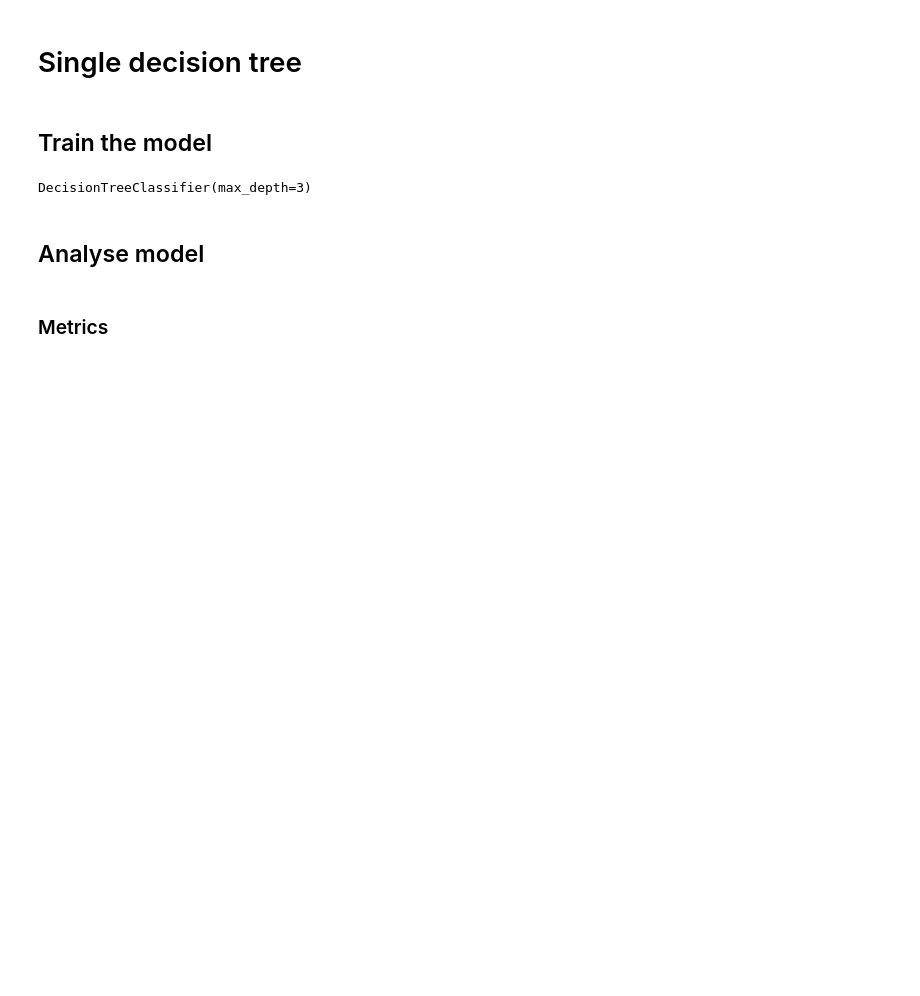
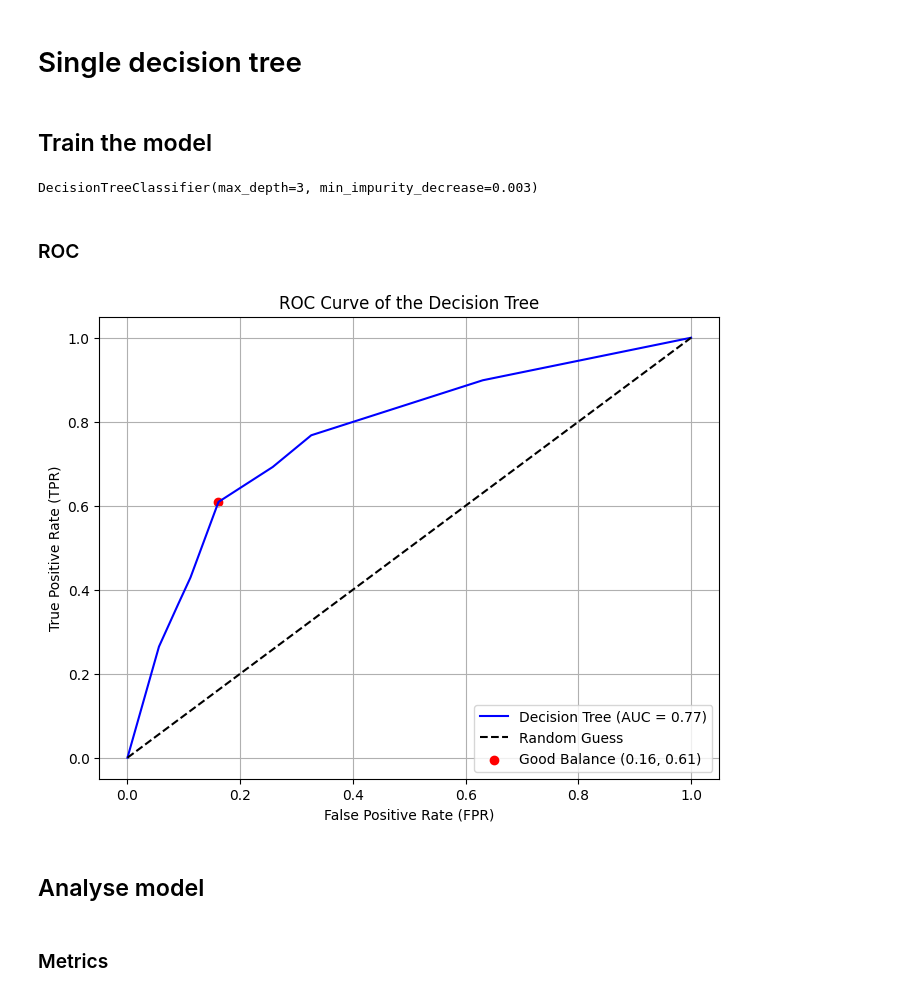
Before and after one commit to jExbrayat/atmo_challenge, a Jupyter notebook: notebooks/decision_tree.ipynb, the cells around one changed output. Cells and saved outputs as stored; diff of their text form; code cells hidden in the pictures; blank space fills up the shorter version.

```diff
--- a/notebooks/decision_tree.ipynb
+++ b/notebooks/decision_tree.ipynb
@@ -109,10 +109,38 @@ print(
 # %% [markdown]
 ## Train the model
 # %%
-decision_tree = tree.DecisionTreeClassifier(max_depth=3)
+decision_tree = tree.DecisionTreeClassifier(max_depth=3, min_impurity_decrease=0.003)
 decision_tree.fit(X_train, y_train)
 # %% [output]
-DecisionTreeClassifier(max_depth=3)
+DecisionTreeClassifier(max_depth=3, min_impurity_decrease=0.003)
+# %% [markdown]
+### ROC
+# %%
+from sklearn.metrics import roc_curve, roc_auc_score
+
+# Get predicted probabilities for the positive class
+y_pred_proba = decision_tree.predict_proba(X_test)[:, 1]  # Assuming binary classification
+
+# Compute ROC curve and AUC
+fpr, tpr, thresholds = roc_curve(y_test, y_pred_proba)
+roc_auc = roc_auc_score(y_test, y_pred_proba)
+
+# Plot the ROC curve
+plt.figure(figsize=(8, 6))
+plt.plot(fpr, tpr, label=f"Decision Tree (AUC = {roc_auc:.2f})", color="blue")
+plt.plot([0, 1], [0, 1], "k--", label="Random Guess")
+# Choose a point (x, y) on the ROC curve to highlight
+x_highlight = fpr[4]  # Example x-coordinate
+y_highlight = tpr[4]  # Example y-coordinate
+plt.scatter([x_highlight], [y_highlight], color="red", label=f"Good Balance ({x_highlight:.2f}, {y_highlight:.2f})")
+plt.title("ROC Curve of the Decision Tree")
+plt.xlabel("False Positive Rate (FPR)")
+plt.ylabel("True Positive Rate (TPR)")
+plt.legend(loc="lower right")
+plt.grid()
+plt.show()
+# %% [output]
+[figure, added]
 # %% [markdown]
 ## Analyse model
 # %% [markdown]
```
Also changed, not shown: parts of 8 cells of this notebook, 2 other files.
